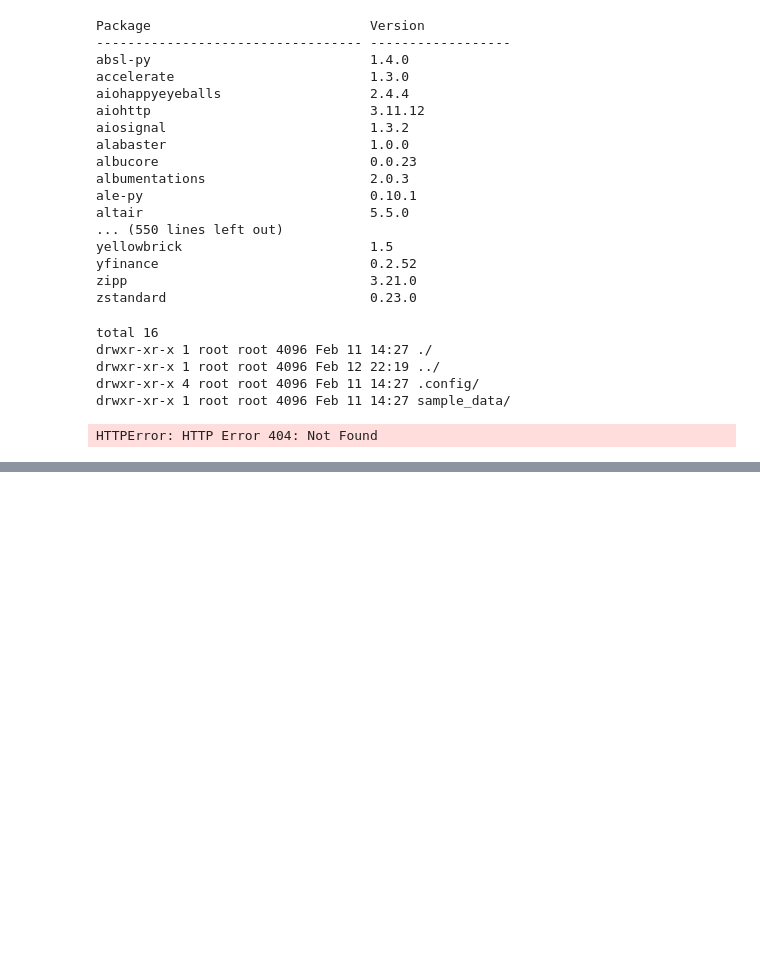
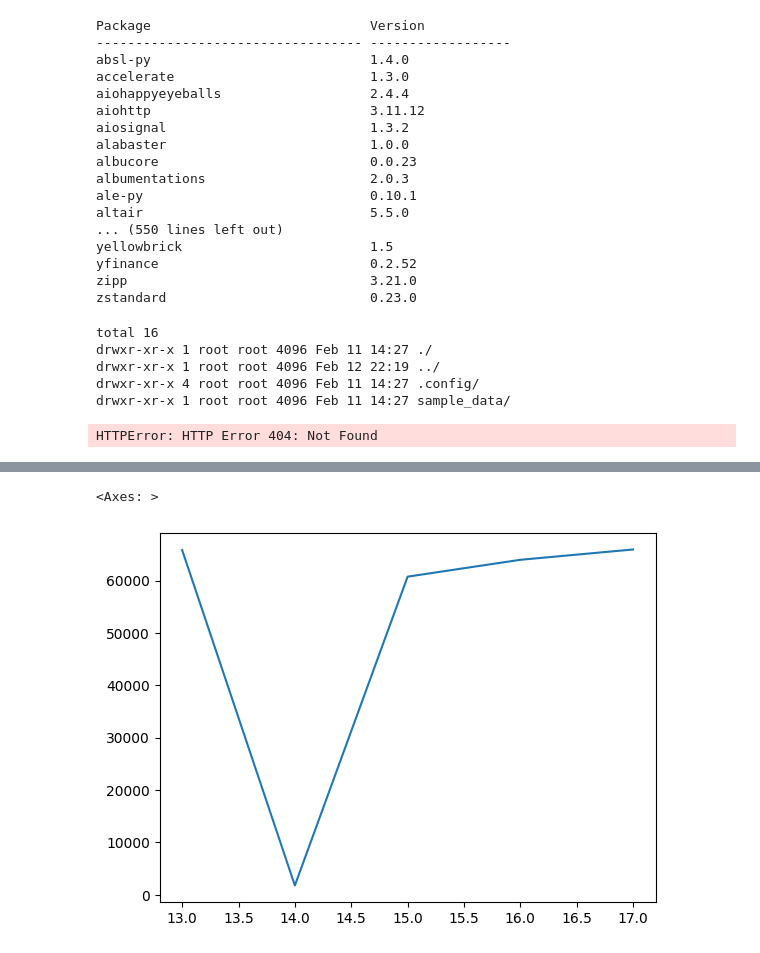
Before and after one commit to anamanu4/Curso-Inteligencia-Artificial, a Jupyter notebook: EDA_apuntes_de_clases.ipynb, the cells around one changed output, grey strips where cells are left out. Drawn from its saved outputs; the diff is of its cells as text; code cells hidden in the pictures; blank space fills up the shorter version.

```diff
--- a/EDA_apuntes_de_clases.ipynb
+++ b/EDA_apuntes_de_clases.ipynb
@@ -43,0 +293,5 @@ HTTPError: HTTP Error 404: Not Found
+# %%
+df.saldo.iloc[13:18].plot(kind="line")
+# %% [output]
+<Axes: >
+[figure, added]
```
Also changed, not shown: parts of 22 cells of this notebook.
